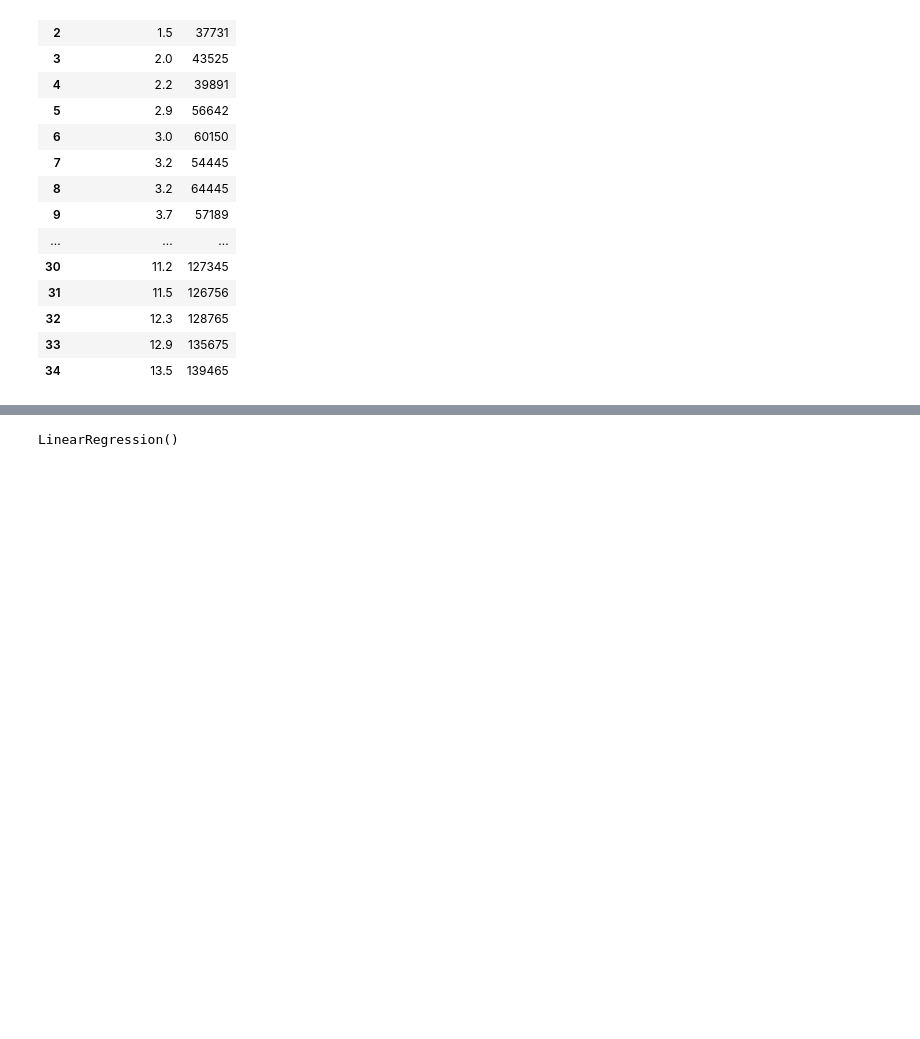
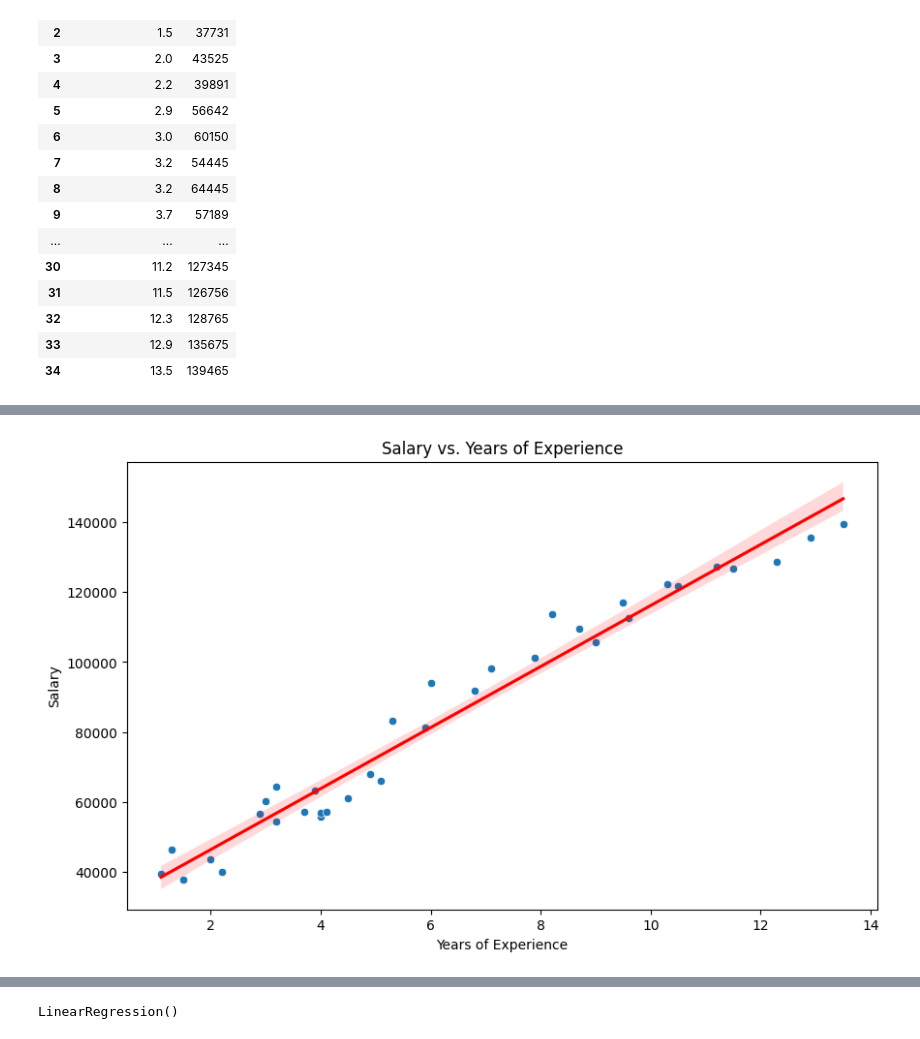
Before and after one commit to SimranShaikh20/Customer-Salary-Based-on-Experience, a Jupyter notebook: Salary_expectation_based_on_experiences.ipynb, the cells around one changed output, grey strips where cells are left out. Saved outputs shown, nothing was run; the diff lists cells and outputs as text; code cells hidden in the pictures; blank space fills up the shorter version.

```diff
--- a/Salary_expectation_based_on_experiences.ipynb
+++ b/Salary_expectation_based_on_experiences.ipynb
@@ -97,0 +114,11 @@ data
+# %%
+# Scatter plot of YearsExperience vs Salary
+plt.figure(figsize=(10, 6))
+sns.scatterplot(x='YearsExperience', y='Salary', data=data)
+sns.regplot(x='YearsExperience', y='Salary', data=data, scatter=False, color='red')
+plt.title('Salary vs. Years of Experience')
+plt.xlabel('Years of Experience')
+plt.ylabel('Salary')
+plt.show()
+# %% [output]
+[figure, added]
```
Also changed, not shown: parts of 15 cells of this notebook, 1 other file.
